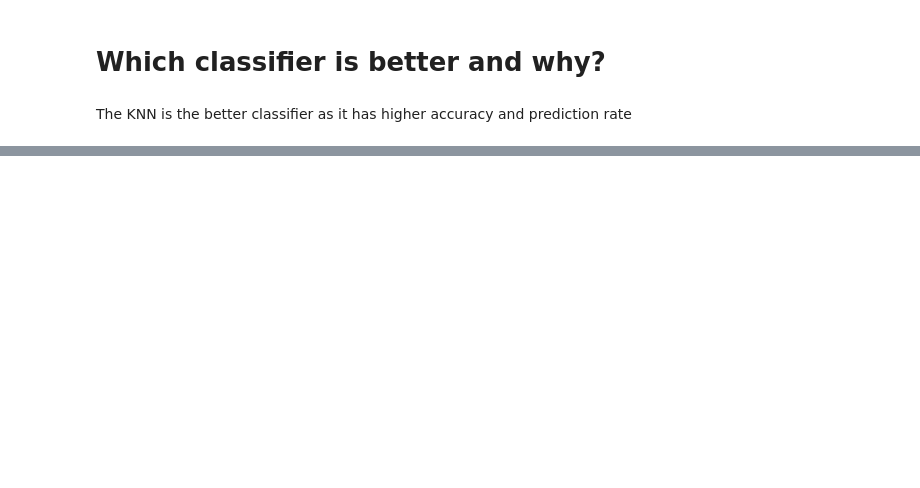
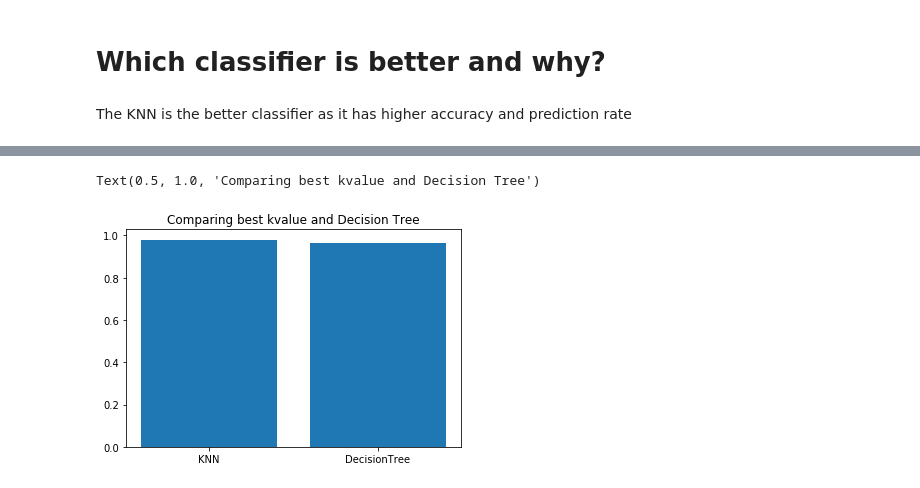
Before and after one commit to priscilla304/Machine_Learning, a Jupyter notebook: Iris_KNN_KFOLD.ipynb, the cells around one changed output, grey strips where cells are left out. Drawn from its saved outputs; the diff is of its cells as text; code cells hidden in the pictures; blank space fills up the shorter version.

```diff
--- a/Iris_KNN_KFOLD.ipynb
+++ b/Iris_KNN_KFOLD.ipynb
@@ -128,0 +184,10 @@ The KNN is the better classifier as it has higher accuracy and prediction rate
+# %%
+a = ('KNN', 'DecisionTree')
+# %%
+b = [0.9800000000000001,0.9666666666666668]
+# %%
+plt.bar(a,b)
+plt.title("Comparing best kvalue and Decision Tree")
+# %% [output]
+Text(0.5, 1.0, 'Comparing best kvalue and Decision Tree')
+[figure, added]
```
Also changed, not shown: parts of 10 cells of this notebook.
